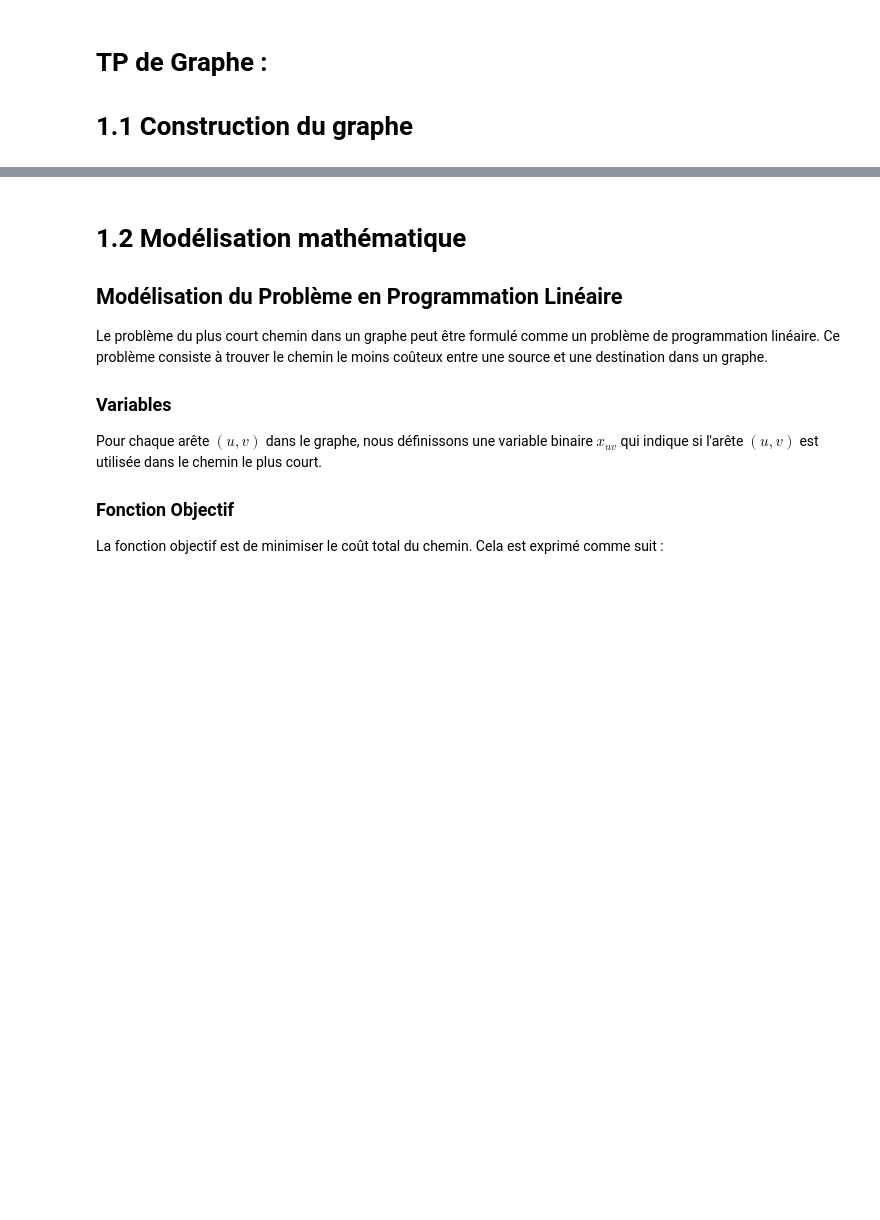
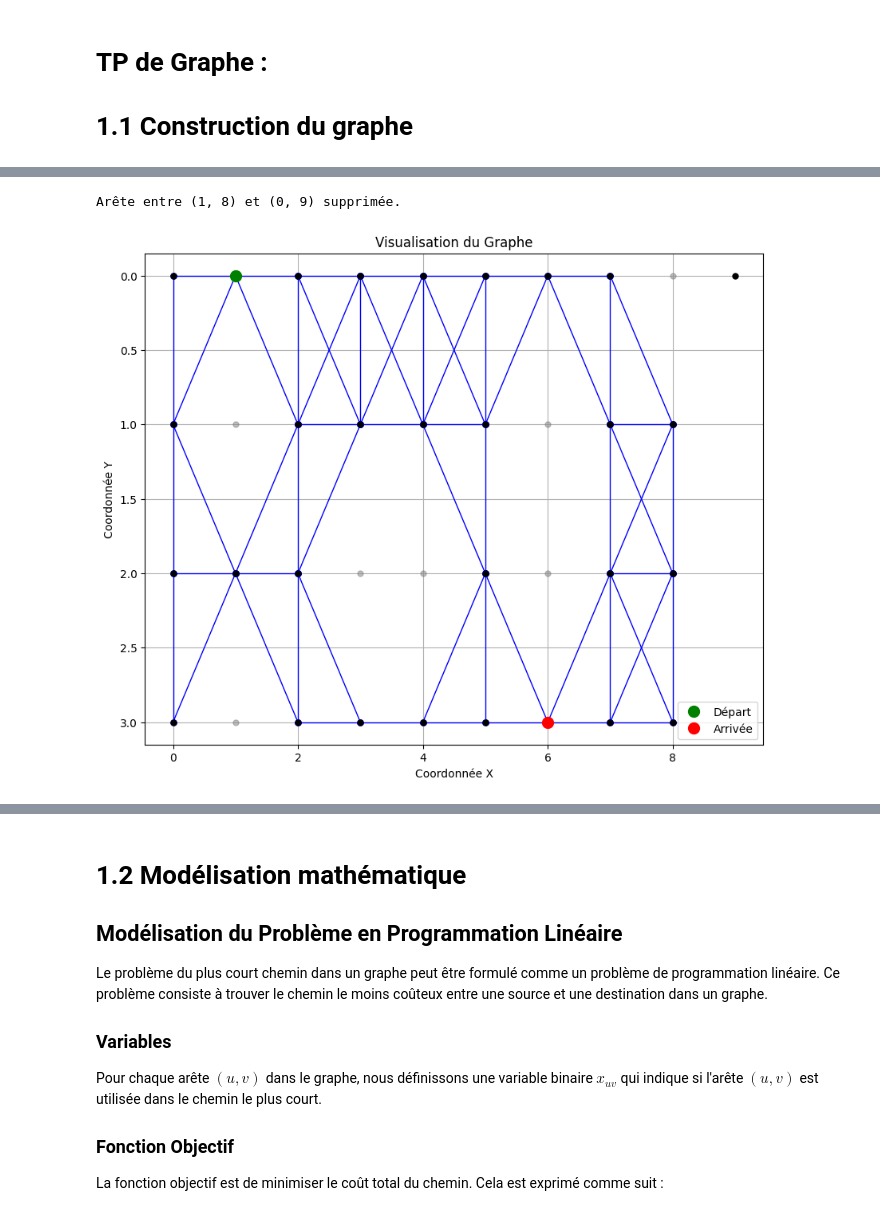
Before and after one commit to Damien-Collot/Graphes, a Jupyter notebook: TP Graphe.ipynb, the cells around one changed output, grey strips where cells are left out. Drawn from its saved outputs; the diff is of its cells as text; code cells hidden in the pictures; blank space fills up the shorter version.

Commit message:
Ajout fonction supprimer sommet et supprimer arête + fonction sauvegarde CPLEX

```diff
--- a/TP Graphe.ipynb
+++ b/TP Graphe.ipynb
@@ -94,6 +128,7 @@ class Graphe:
 # %%
 def creer_graphe_fichier(nom_fichier):
     graphe = Graphe()
+    graphe.nomFichier = nom_fichier
     with open(nom_fichier, 'r') as fichier:
         n, m = map(int, fichier.readline().split())
         grille = [list(map(int, fichier.readline().split())) for _ in range(n)]
@@ -150,3 +185,9 @@ Arête déjà existante et non ajoutée.
 Impossible de tracer une arête entre des sommets non praticables.
 Les sommets ne sont pas adjacents et ne peuvent pas être connectés.
 [figure]
+# %%
+graphe.supprimer_arete((1,8),(0,9))
+graphe.tracer_graphe()
+# %% [output]
+Arête entre (1, 8) et (0, 9) supprimée.
+[figure, added]
```
Also changed, not shown: parts of 7 cells of this notebook, 2 other files.
